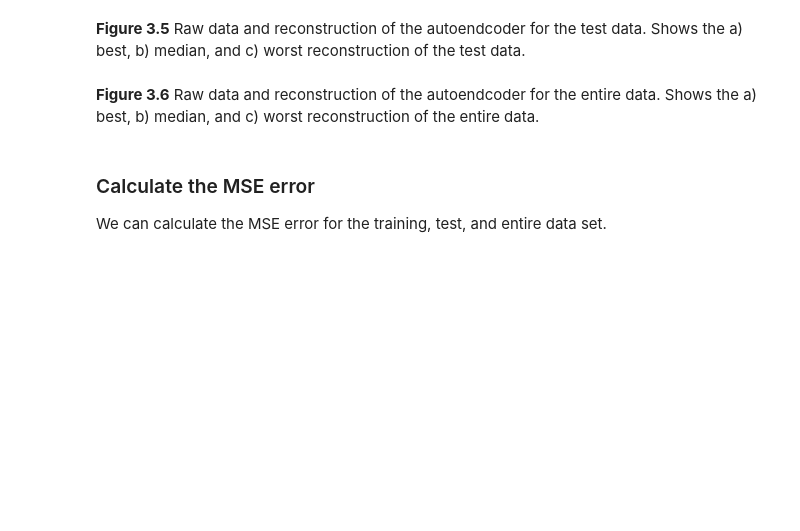
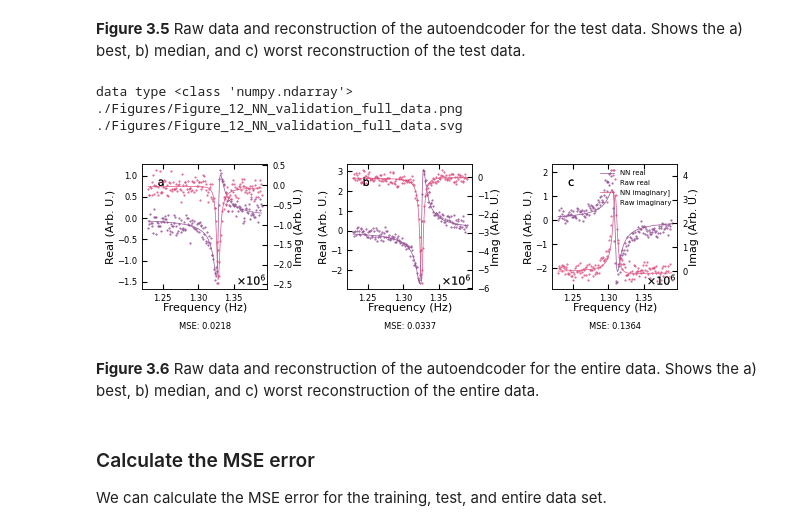
Before and after one commit to m3-learning/Rapid-Fitting-BEPFM-NN, a Jupyter notebook: notebooks/3_Pytorch_SHO_Fitter.ipynb, the cells around one changed output. Saved outputs shown, nothing was run; the diff lists cells and outputs as text; code cells hidden in the pictures; blank space fills up the shorter version.

```diff
--- a/notebooks/3_Pytorch_SHO_Fitter.ipynb
+++ b/notebooks/3_Pytorch_SHO_Fitter.ipynb
@@ -236,23 +259,28 @@ d1, d2, index1, mse1 = BE_viz.bmw_nn(
 # %%
 state = {
     "fitter": "LSQF",
     "raw_format": "complex",
     "resampled": False,
     "scaled": True,
     "output_shape": "index",
 }
 
-X_data, Y_data = dataset.NN_data()
+X_data, Y_data = BE_viz.get_nn_data()
 
 X_data = X_data.to(device)
 Y_data = Y_data.to(device)
 
 d1, d2, index1, mse1 = BE_viz.bmw_nn(
     state,
     prediction=model,
     out_state={"scaled": True, "measurement State": "complex"},
     returns=True,
-    filename="Figure_12_NN_validation_full_data_test",
+    filename="Figure_12_NN_validation_full_data",
 )
+# %% [output]
+data type <class 'numpy.ndarray'>
+./Figures/Figure_12_NN_validation_full_data.png
+./Figures/Figure_12_NN_validation_full_data.svg
+[figure, added]
 # %% [markdown]
 **Figure 3.6** Raw data and reconstruction of the autoendcoder for the entire data. Shows the a) best, b) median, and c) worst reconstruction of the entire data.
```
Also changed, not shown: parts of 36 cells of this notebook, 12 other files.
